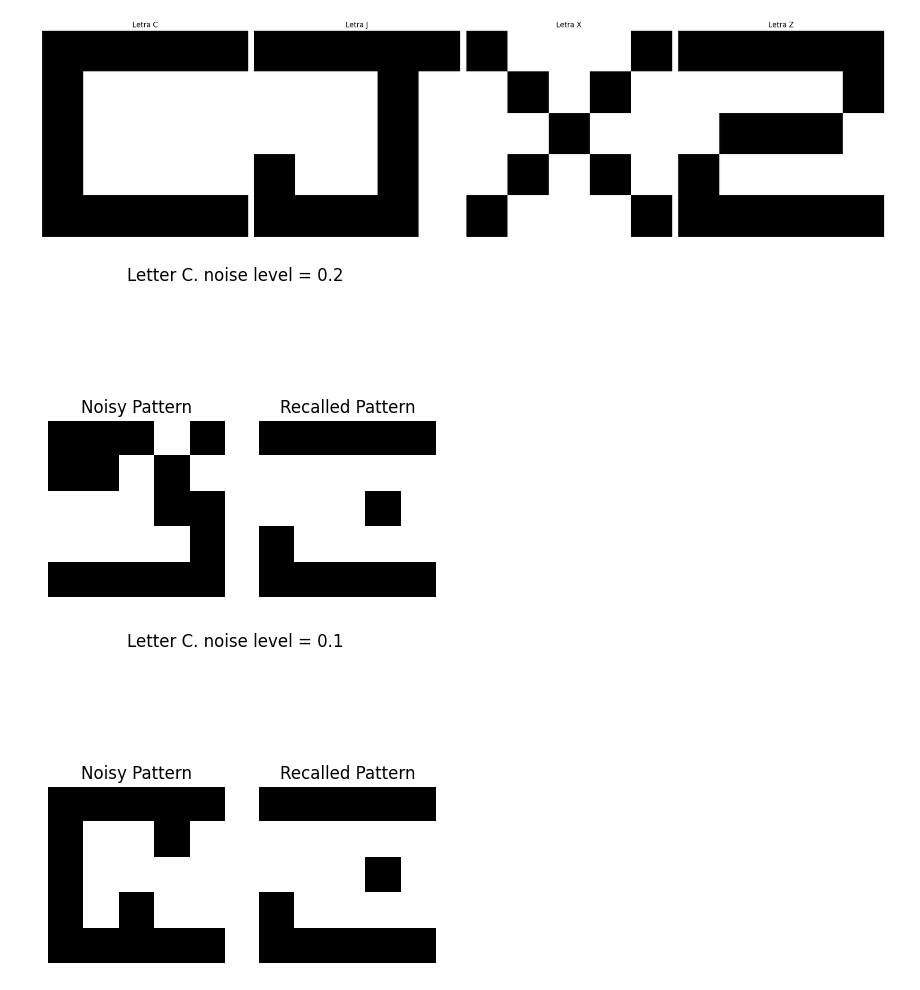
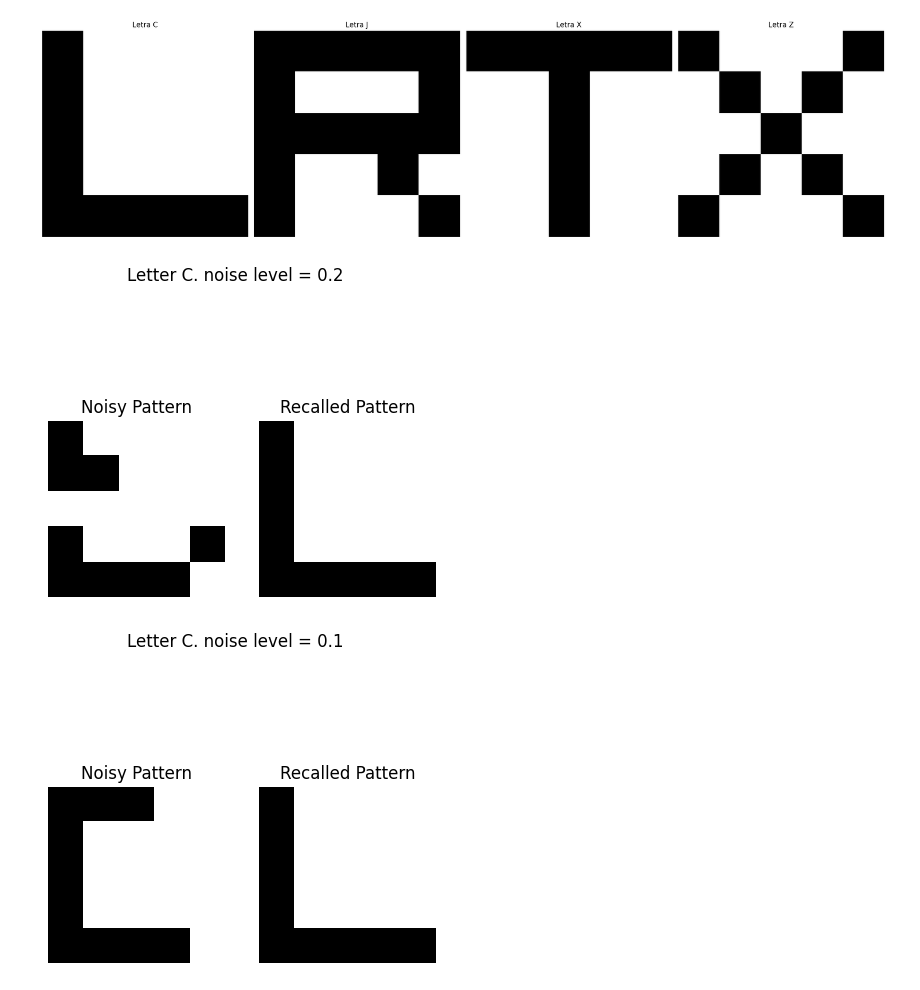
Before and after one commit to Ian-Arnott/TPs-SIA, a Jupyter notebook: Tp4/hopfield/hopfield_data.ipynb, the cells around one changed output. Saved outputs shown, nothing was run; the diff lists cells and outputs as text; code cells hidden in the pictures.

```diff
--- a/Tp4/hopfield/hopfield_data.ipynb
+++ b/Tp4/hopfield/hopfield_data.ipynb
@@ -5,20 +5,20 @@ from letters5x5 import c,j,x,z #5x5 letters by us
 # %%
-patterns = [c,j,x,z]
+patterns = [l,r,t,x]
 model = Hopfield(size=5)
 model.train(patterns)
 epochs = 1
 noiseLevel = 0.1
 displayPatterns(patterns,["Letra C","Letra J","Letra X","Letra Z"])
 # %% [output]
-[figure, old version]
+[figure, new version]
 # %%
-noisyC = model.addNoise(c)
+noisyC = model.addNoise(l)
 resultC = model.recall(noisyC, epochs)
 exportPatterns(noisyC, resultC, title="Letter C. noise level = 0.2")
-noisyC = model.addNoise(c,noiseLevel)
+noisyC = model.addNoise(l,noiseLevel)
 resultC = model.recall(noisyC, epochs)
 exportPatterns(noisyC, resultC, title="Letter C. noise level = 0.1")
 # %% [output]
-[figure, old version]
+[figure, new version]
-[figure, old version]
+[figure, new version]
 # %%
```
Also changed, not shown: parts of 13 cells of this notebook, 1 other file.
